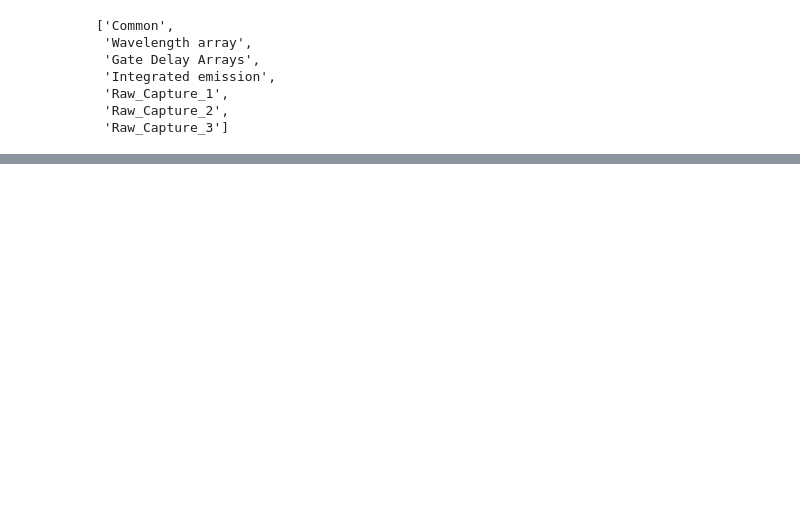
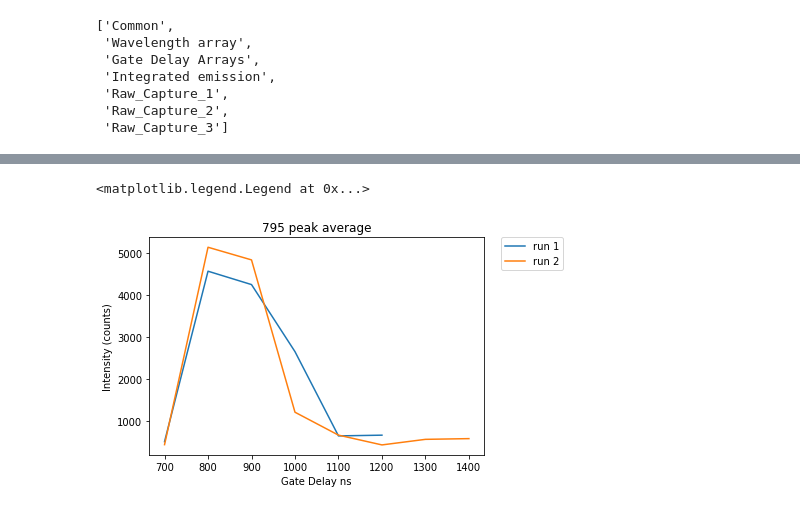
Before and after one commit to msb002/MHDlab, a Jupyter notebook: Python Analysis/Vapor Tube Analysis-excimer.ipynb, the cells around one changed output, grey strips where cells are left out. Saved outputs shown, nothing was run; the diff lists cells and outputs as text; code cells hidden in the pictures; blank space fills up the shorter version.

```diff
--- a/Python Analysis/Vapor Tube Analysis-excimer.ipynb
+++ b/Python Analysis/Vapor Tube Analysis-excimer.ipynb
@@ -59,0 +132,10 @@ plt.plot(a.datapdframes['Raw_Capture_2'])
+# %%
+plt.xlabel("Gate Delay (ns)")
+plt.ylabel("Intensity (counts)")
+plt.title("795 peak average")
+plt.plot(time_run1, avg_peak2_run1, label = "run 1")
+plt.plot(time_run2, avg_peak2_run2, label = "run 2")
+plt.legend(bbox_to_anchor=(1.05, 1), loc=2, borderaxespad=0.)
+# %% [output]
+<matplotlib.legend.Legend at 0x...>
+[figure, added]
```
Also changed, not shown: parts of 12 cells of this notebook.
